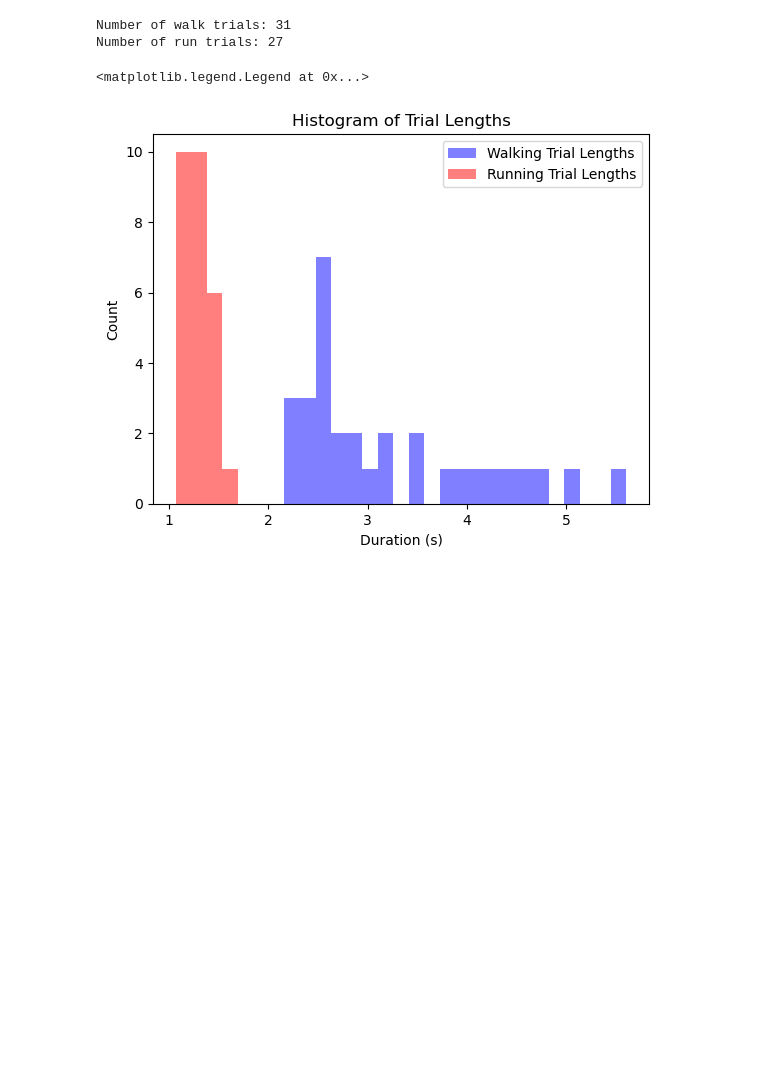
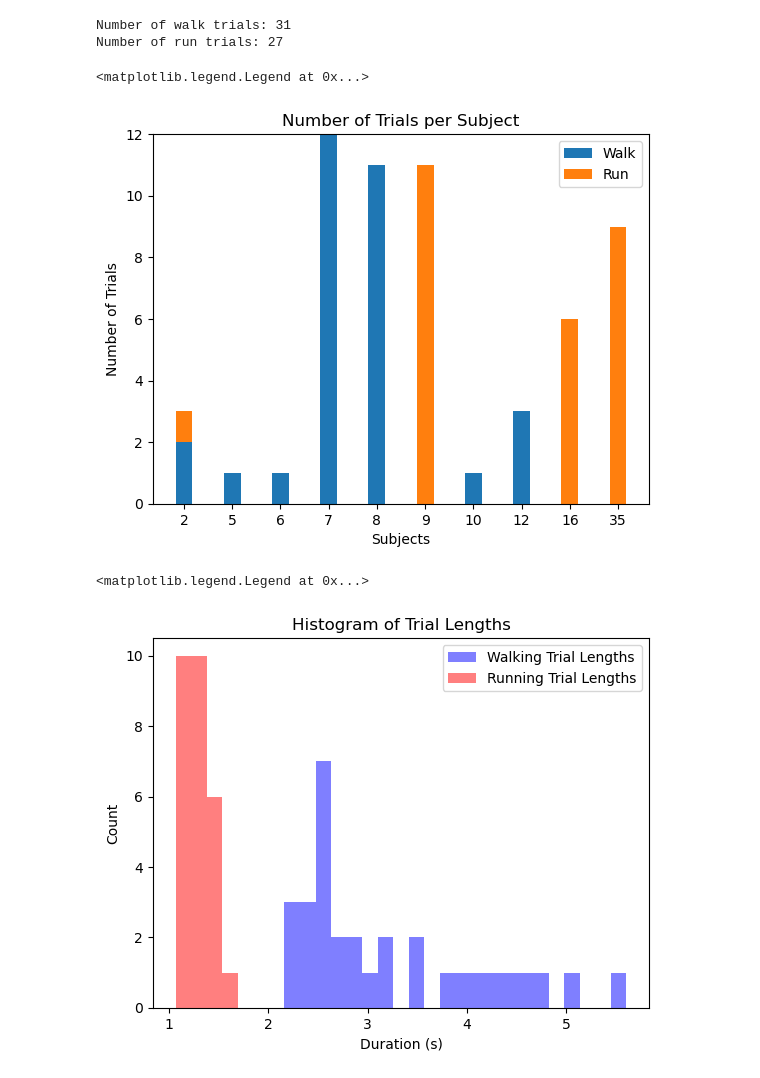
Before and after one commit to Priyanshu4/gpmdm, a Jupyter notebook: walk_run.ipynb, the cells around one changed output. Cells and saved outputs as stored; diff of their text form; code cells hidden in the pictures; blank space fills up the shorter version.

```diff
--- a/walk_run.ipynb
+++ b/walk_run.ipynb
@@ -11,6 +11,30 @@ print(f"Number of run trials: {len(RUN_TRIALS)}")
 # %% [output]
 Number of walk trials: 31
 Number of run trials: 27
+# %%
+# make a bar chart with subjects on x axis and number of trials on y axis
+# subjects are keys in the __walk_trials and __run_trials dictionaries
+# number of trials is the length of the list of trials for each subject
+
+walk_subjects = list(__walk_trials.keys())
+run_subjects = list(__run_trials.keys())
+all_subjects = sorted(list(set(walk_subjects + run_subjects)))
+
+walk_trials = [len(__walk_trials.get(subject, [])) for subject in all_subjects]
+run_trials = [len(__run_trials.get(subject, [])) for subject in all_subjects]
+
+bar_width = 0.35
+index = np.arange(len(all_subjects))
+plt.bar(index, walk_trials, bar_width, label="Walk")
+plt.bar(index, run_trials, bar_width, bottom=walk_trials, label="Run")
+plt.xticks(index, all_subjects)
+plt.xlabel("Subjects")
+plt.ylabel("Number of Trials")
+plt.title("Number of Trials per Subject")
+plt.legend()
+# %% [output]
+<matplotlib.legend.Legend at 0x...>
+[figure, added]
 # %%
 
 
```
Also changed, not shown: parts of 3 cells of this notebook, 1 other file.
